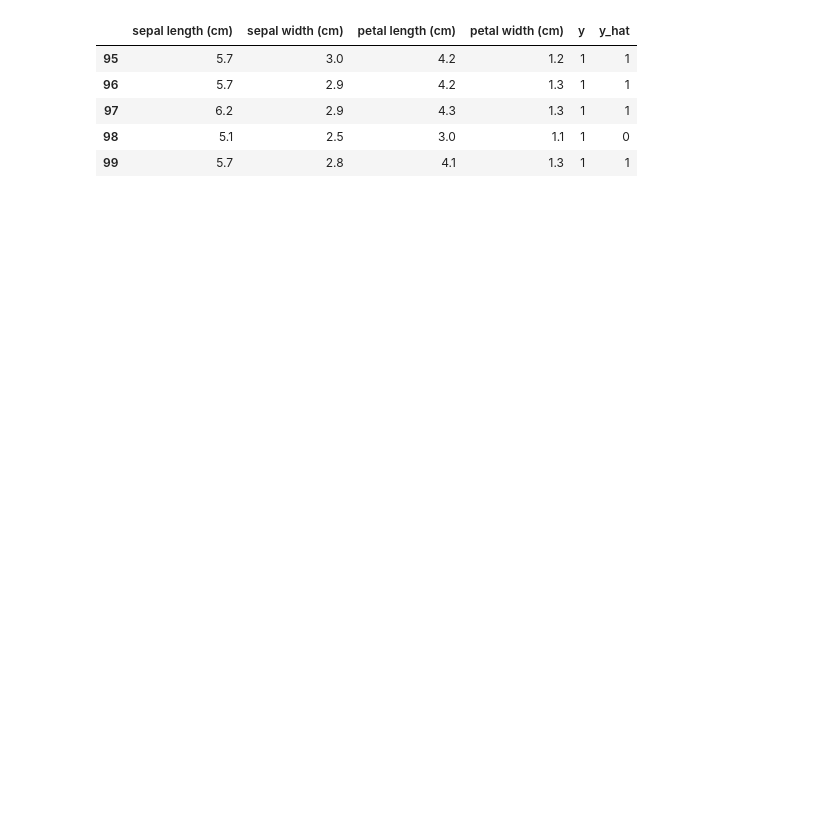
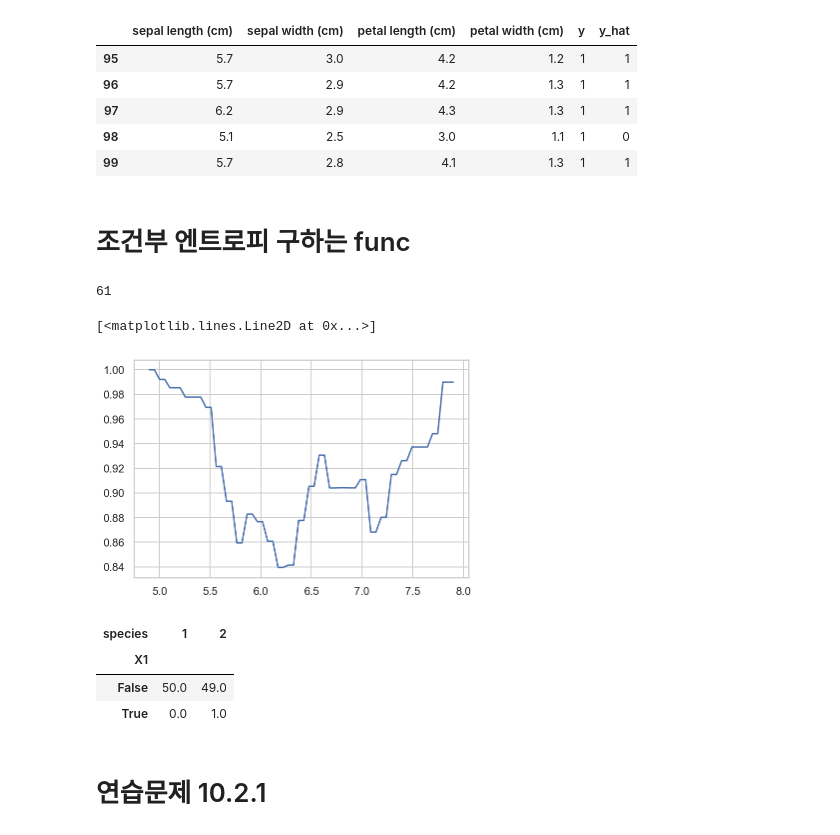
Before and after one commit to KIMS-Github/TIL_, a Jupyter notebook: math/Day13_Probability/entropy_mutual information.ipynb, the cells around one changed output. Saved outputs shown, nothing was run; the diff lists cells and outputs as text; code cells hidden in the pictures; blank space fills up the shorter version.

```diff
--- a/math/Day13_Probability/entropy_mutual information.ipynb
+++ b/math/Day13_Probability/entropy_mutual information.ipynb
@@ -106,3 +229,44 @@ df.tail()
 | 97 | 6.2 | 2.9 | 4.3 | 1.3 | 1 | 1 |
 | 98 | 5.1 | 2.5 | 3.0 | 1.1 | 1 | 0 |
 | 99 | 5.7 | 2.8 | 4.1 | 1.3 | 1 | 1 |
+# %% [markdown]
+# 조건부 엔트로피 구하는 func
+# %%
+def con_entropy(v):
+    a = v[0, :] / np.sum(v[0, :])
+    b = v[1, :] / np.sum(v[1, :])
+    ha = sp.stats.entropy(a, base = 2)
+    hb = sp.stats.entropy(b, base = 2)
+    H = np.sum(v, axis=1) @ [ha, hb] / np.sum(v)
+    return H
+# %%
+def table(i):
+    df["X1"] = df["sepal length (cm)"] > i
+    pivot_table1 = df.groupby(["X1", "species"]).size().unstack().fillna(0)
+    return pivot_table1
+
+
+w = ([])
+for i in np.arange(4.9, 7.9+0.05, step = 0.05):
+    w.append(table(i))
+# %%
+len(w)
+# %% [output]
+61
+# %%
+xx = np.linspace(4.9, 7.9 , 60)
+y = [con_entropy(w[x].values) for x in range(0, 60)]
+
+plt.plot(xx, y)
+# %% [output]
+[<matplotlib.lines.Line2D at 0x...>]
+[figure, added]
+# %%
+pivot_table1
+# %% [output]
+| species | 1 | 2 |
+| X1 |  |  |
+| False | 50.0 | 49.0 |
+| True | 0.0 | 1.0 |
+# %% [markdown]
+# 연습문제 10.2.1
```
Also changed, not shown: parts of 52 cells of this notebook, 2 other files.
